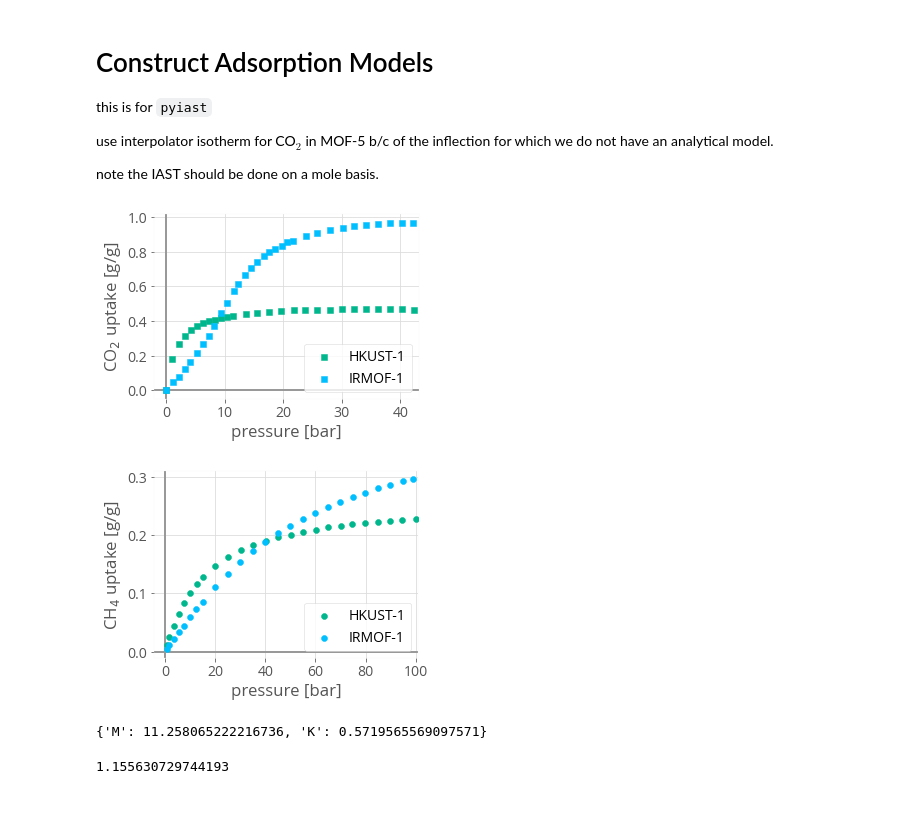
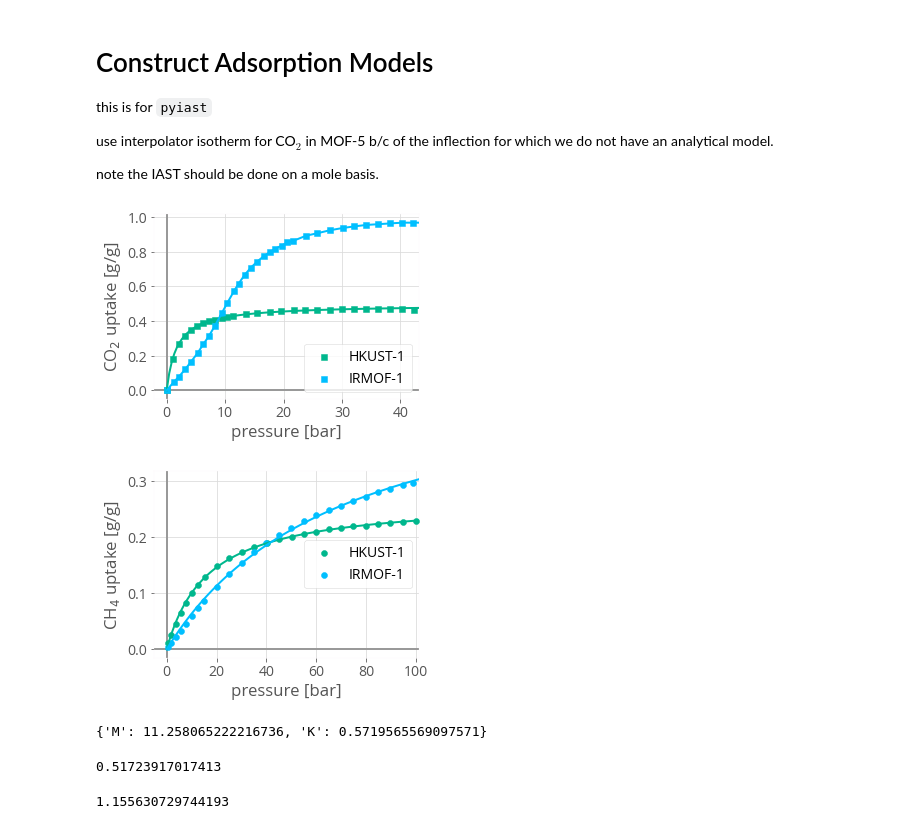
Before and after one commit to SimonEnsemble/nonlinear_sensing, a Jupyter notebook: viz mapping.ipynb, the cells around one changed output. Drawn from its saved outputs; the diff is of its cells as text; code cells hidden in the pictures.

```diff
--- a/viz mapping.ipynb
+++ b/viz mapping.ipynb
@@ -100,31 +101,40 @@ for mof in mofs:
 # %%
 def draw_axes():
     plt.axvline(x=0, color="0.6", zorder=1)
     plt.axhline(y=0, color="0.6", zorder=1)
 
 p_max = {"ch4": 101.0, "co2": 43.1}
 
+viz_fits = True
 for gas in gases:
     p = np.linspace(0.0, p_max[gas], 100)
     plt.figure(figsize=[6.4* 0.75, 4.8* 0.75])
     for mof in mofs:
         plt.scatter(df[mof][gas]["P(bar)"], df[mof][gas]["N(g/g)"], color=mof_to_color[mof],
                     zorder=100, marker=gas_to_marker[gas], label=mof)
-#         plt.plot(p, ads_model[mof][gas].loading(p) * molecular_weight[gas] / 1000, label=mof, color=mof_to_color[mof], zorder=100)
+        if viz_fits:
+            plt.plot(p, ads_model[mof][gas].loading(p) * molecular_weight[gas] / 1000, color=mof_to_color[mof], zorder=100)
     draw_axes()
     plt.legend()
     plt.xlabel("pressure [bar]")
     plt.ylabel(gas_to_label[gas] + " uptake [g/g]")
     plt.tight_layout()
     plt.xlim(xmax=p_max[gas])
-    plt.savefig(gas + "_adsorption_data.pdf", format="pdf") # in  mapping nb
+    if viz_fits:
+        plt.savefig(gas + "_adsorption_data_fits.pdf", format="pdf") # in  mapping nb
+    else:
+        plt.savefig(gas + "_adsorption_data.pdf", format="pdf") # in  mapping nb
 # %% [output]
-[figure, old version]
+[figure, new version]
-[figure, old version]
+[figure, new version]
 # %%
 ads_model["HKUST-1"]["co2"].params # e.g. get params
 # %% [output]
 {'M': 11.258065222216736, 'K': 0.5719565569097571}
+# %%
+ads_model["IRMOF-1"]["ch4"].params["M"] * 16.04 / 1000 # e.g. get params
+# %% [output]
+0.51723917017413
 # %%
 ads_model["HKUST-1"]["co2"].loading(0.2) # e.g. compute loading at 0.2 bar
 # %% [output]
```
Also changed, not shown: parts of 12 cells of this notebook.
